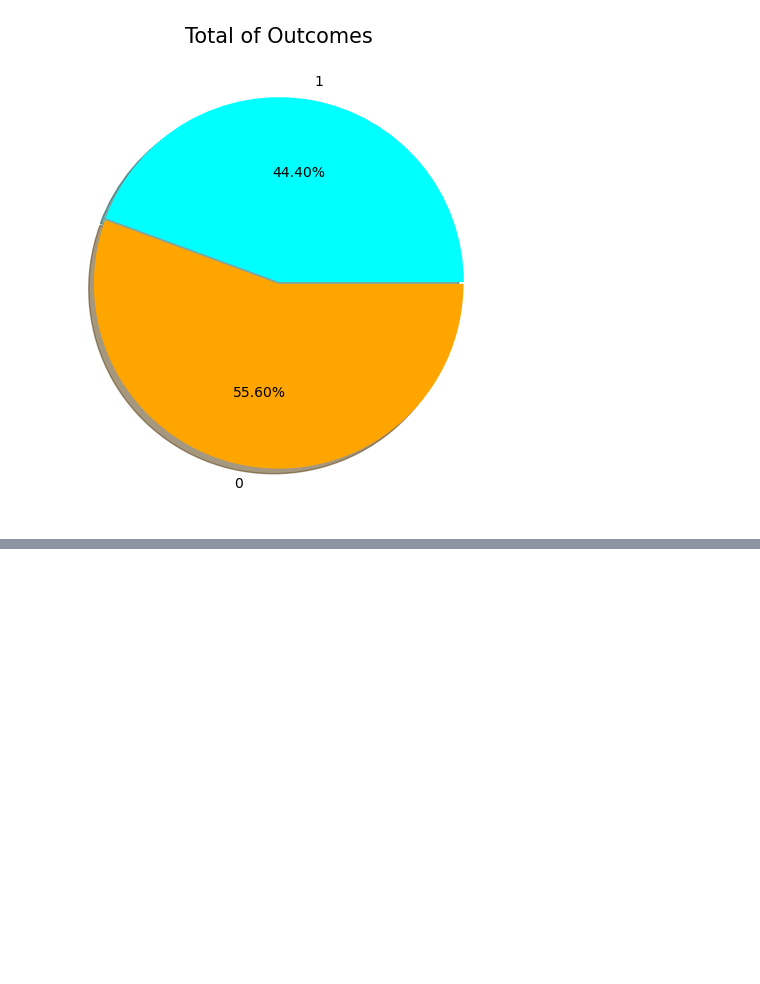
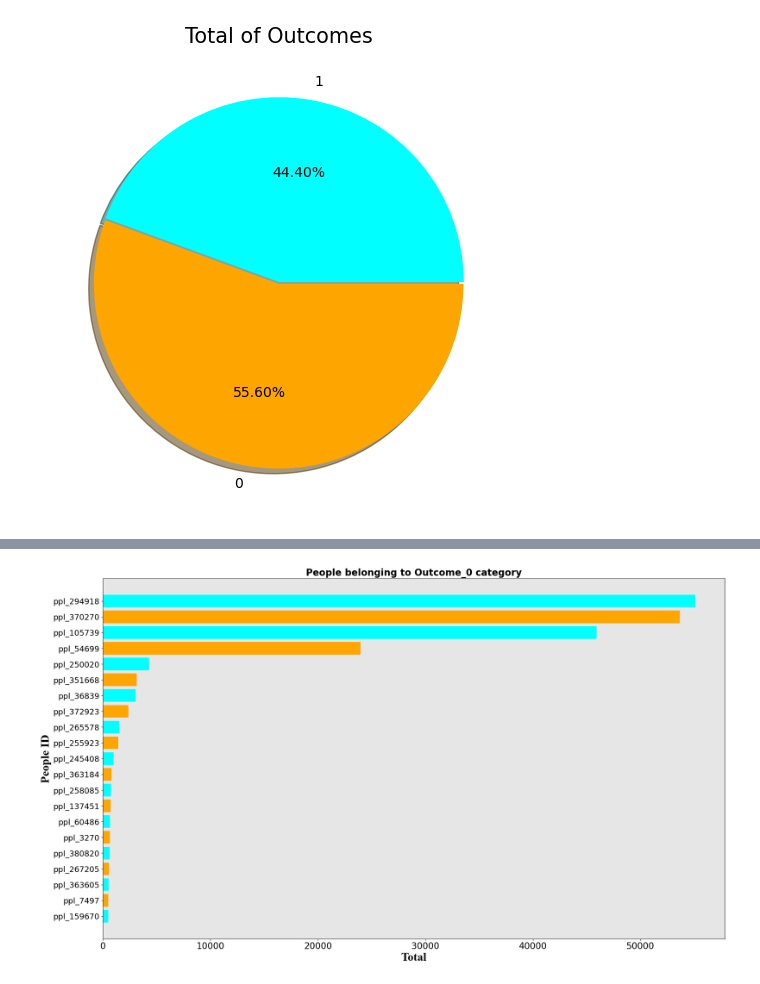
Before and after one commit to HeyIts-RJ/predicting-red-hat-business-value, a Jupyter notebook: final-project.ipynb, the cells around one changed output, grey strips where cells are left out. Drawn from its saved outputs; the diff is of its cells as text; code cells hidden in the pictures; blank space fills up the shorter version.

```diff
--- a/final-project.ipynb
+++ b/final-project.ipynb
@@ -264,16 +264,18 @@ plt.show()
 # %%
-graph_values2 = train_data.loc[train_data['outcome']==0].groupby('people_id')['activity_id'].count().sort_values(ascending=False)[:20]
+graph_values2 = train_data.loc[train_data['outcome']==0].groupby('people_id')['activity_id'].count().sort_values(ascending=False)[:21]
 graph_values2 = graph_values2.sort_values()
 
-fig2,axis2 = plt.subplots(figsize =(25,15))
-axis2.tick_params(axis="x", labelsize=20)
-axis2.tick_params(axis="y", labelsize=30)
+fig2,axis2 = plt.subplots(figsize =(24,14))
+axis2.tick_params(axis="x", labelsize=19)
+axis2.tick_params(axis="y", labelsize=17)
 
-axis2.barh(list(graph_values2.index), list(graph_values2.values),height = 0.9, color = ['black','r'])
-axis2.set_facecolor('whitesmoke')
-axis2.patch.set_alpha(0.9)
-plt.title("People Count with Outcome 0",fontsize=30)
-plt.ylabel('Gran Prix',fontsize = 20)
-plt.xlabel('Total',fontsize = 20,)
+axis2.barh(list(graph_values2.index), list(graph_values2.values),height = 0.8, color = ['cyan','orange'])
+axis2.set_facecolor('#E0E0E0')
+axis2.patch.set_alpha(0.8)
+plt.title("People belonging to Outcome_0 category",fontsize=20,fontweight="bold")
+plt.ylabel('People ID',fontsize = 25,fontweight="bold",fontname="Times New Roman")
+plt.xlabel('Total',fontsize = 25,fontweight="bold",fontname="Times New Roman")
 plt.show()
+# %% [output]
+[figure, added]
 # %%
```
Also changed, not shown: parts of 3 cells of this notebook.
